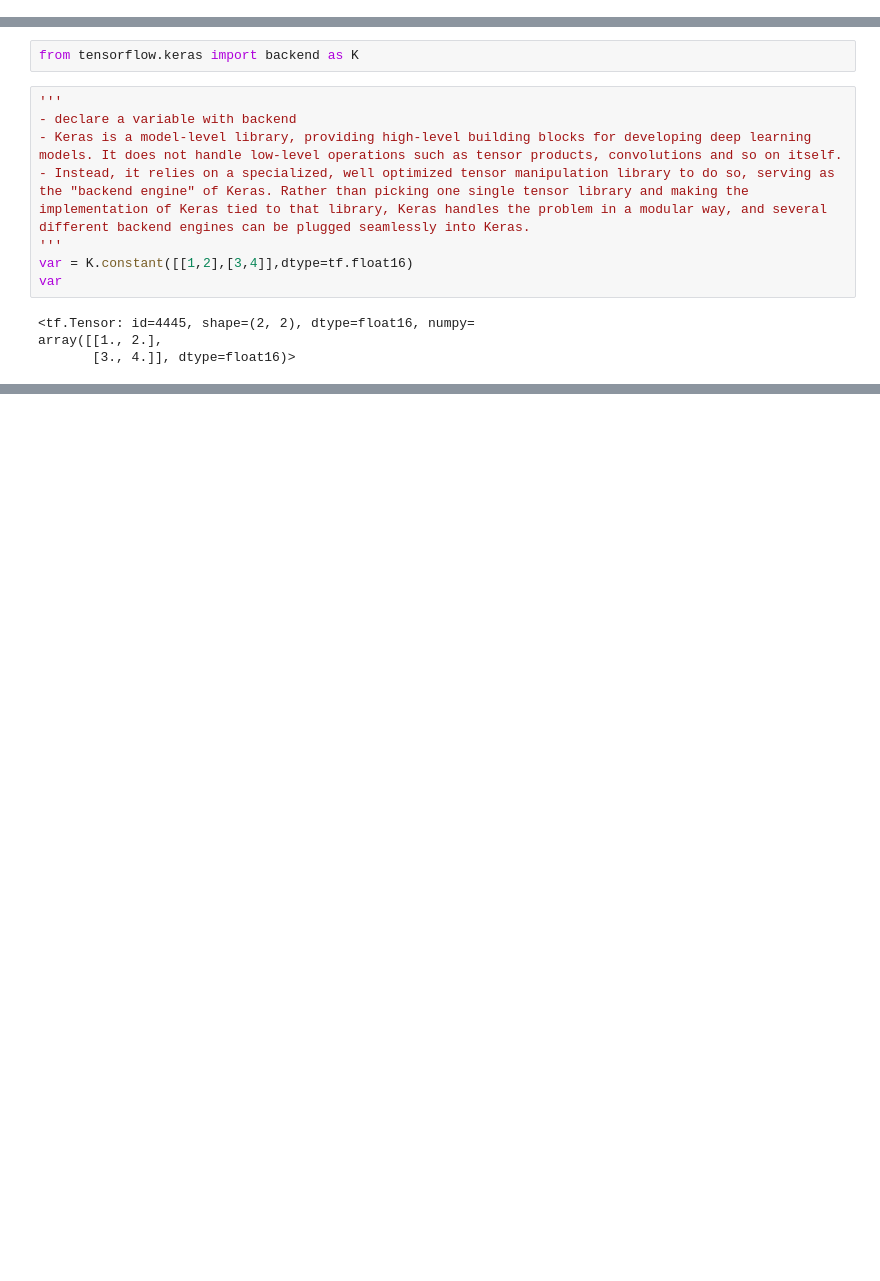
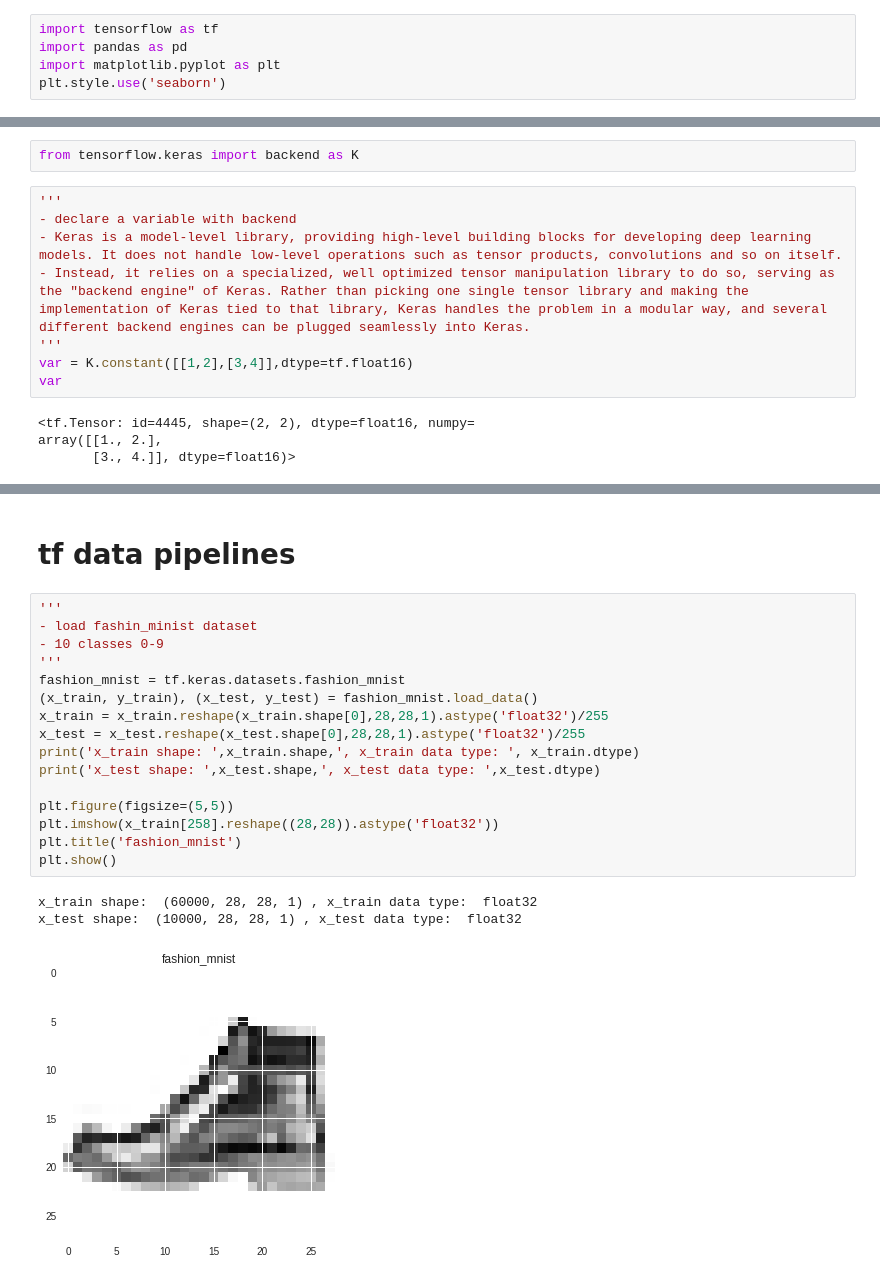
Before and after one commit to mlmaster1995/Tensorflow_2.0_Review, a Jupyter notebook: Tensorflow 2.0 Review.ipynb, the cells around one changed output, grey strips where cells are left out. Drawn from its saved outputs; the diff is of its cells as text; blank space fills up the shorter version.

Commit message:
tf data pipeline

```diff
--- a/Tensorflow 2.0 Review.ipynb
+++ b/Tensorflow 2.0 Review.ipynb
@@ -11,3 +9,8 @@ import tensorflow as tf
+# %%
+import tensorflow as tf
+import pandas as pd
+import matplotlib.pyplot as plt
+plt.style.use('seaborn')
 # %%
 '''
 - check tensorflow and keras version
@@ -516,0 +582,22 @@ _________________________________________________________________
+# %% [markdown]
+# tf data pipelines
+# %%
+'''
+- load fashin_minist dataset
+- 10 classes 0-9
+'''
+fashion_mnist = tf.keras.datasets.fashion_mnist
+(x_train, y_train), (x_test, y_test) = fashion_mnist.load_data()
+x_train = x_train.reshape(x_train.shape[0],28,28,1).astype('float32')/255
+x_test = x_test.reshape(x_test.shape[0],28,28,1).astype('float32')/255
+print('x_train shape: ',x_train.shape,', x_train data type: ', x_train.dtype)
+print('x_test shape: ',x_test.shape,', x_test data type: ',x_test.dtype)
+
+plt.figure(figsize=(5,5))
+plt.imshow(x_train[258].reshape((28,28)).astype('float32'))
+plt.title('fashion_mnist')
+plt.show()
+# %% [output]
+x_train shape:  (60000, 28, 28, 1) , x_train data type:  float32
+x_test shape:  (10000, 28, 28, 1) , x_test data type:  float32
+[figure, added]
```
Also changed, not shown: parts of 15 cells of this notebook.
